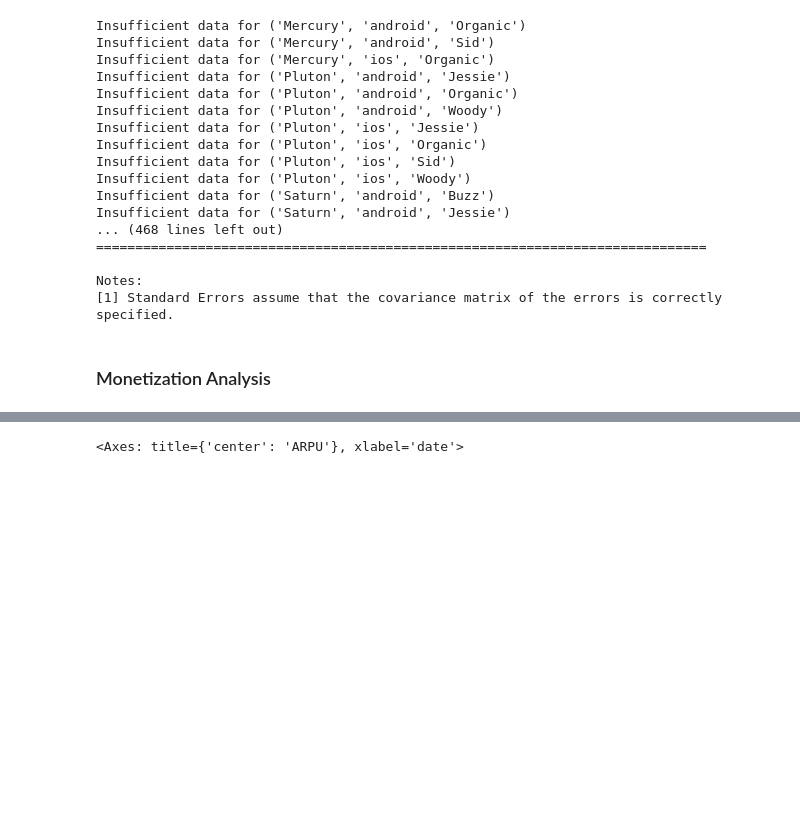
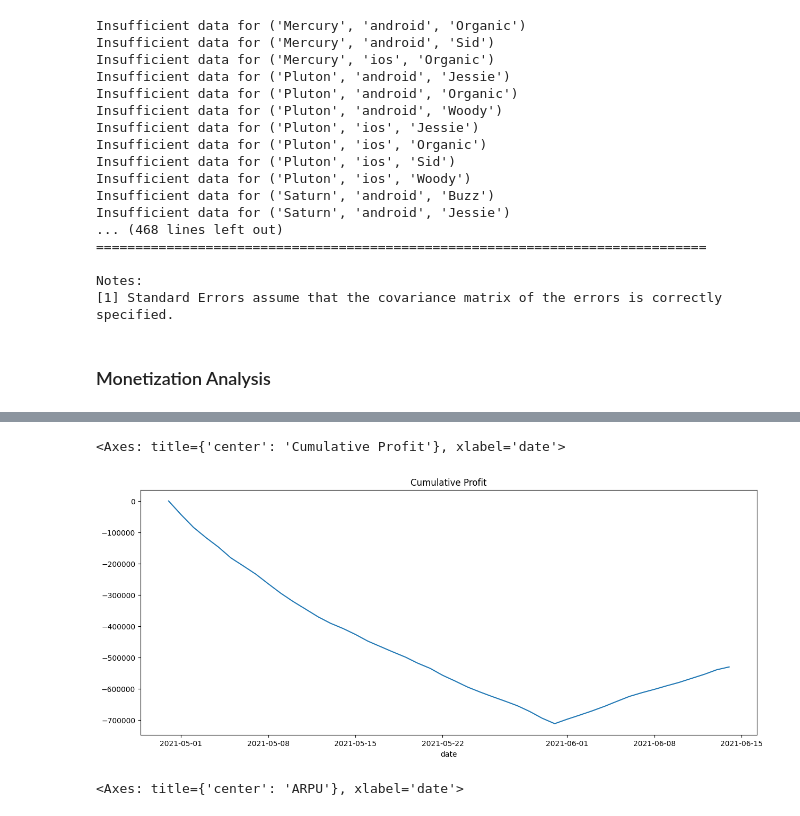
Before and after one commit to ybektas20/dream_case, a Jupyter notebook: eda.ipynb, the cells around one changed output, grey strips where cells are left out. Cells and saved outputs as stored; diff of their text form; code cells hidden in the pictures; blank space fills up the shorter version.

```diff
--- a/eda.ipynb
+++ b/eda.ipynb
@@ -733,3 +807,8 @@ Notes:
+# %%
+revenue_cost.groupby(revenue_cost.index)['daily_profit'].sum().cumsum().plot(title='Cumulative Profit', figsize=(15,6))
+# %% [output]
+<Axes: title={'center': 'Cumulative Profit'}, xlabel='date'>
+[figure, added]
 # %%
 arpu = analytics.get_arpu_trend()
 arpu['date'] = pd.to_datetime(arpu['date'])
```
Also changed, not shown: parts of 12 cells of this notebook.
